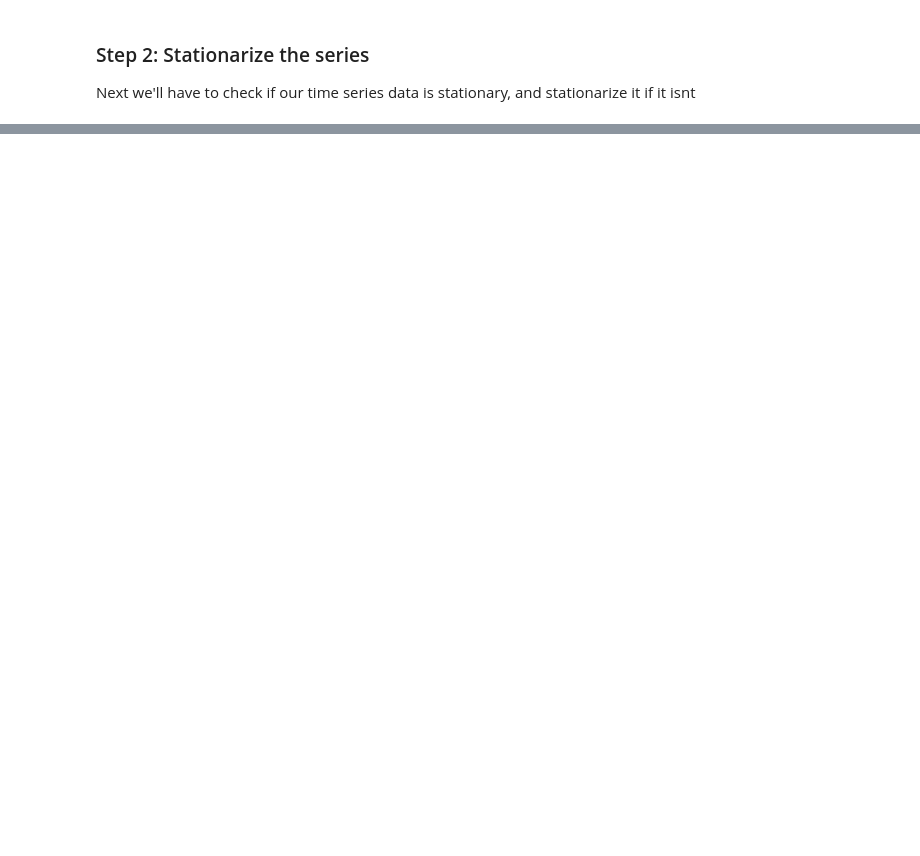
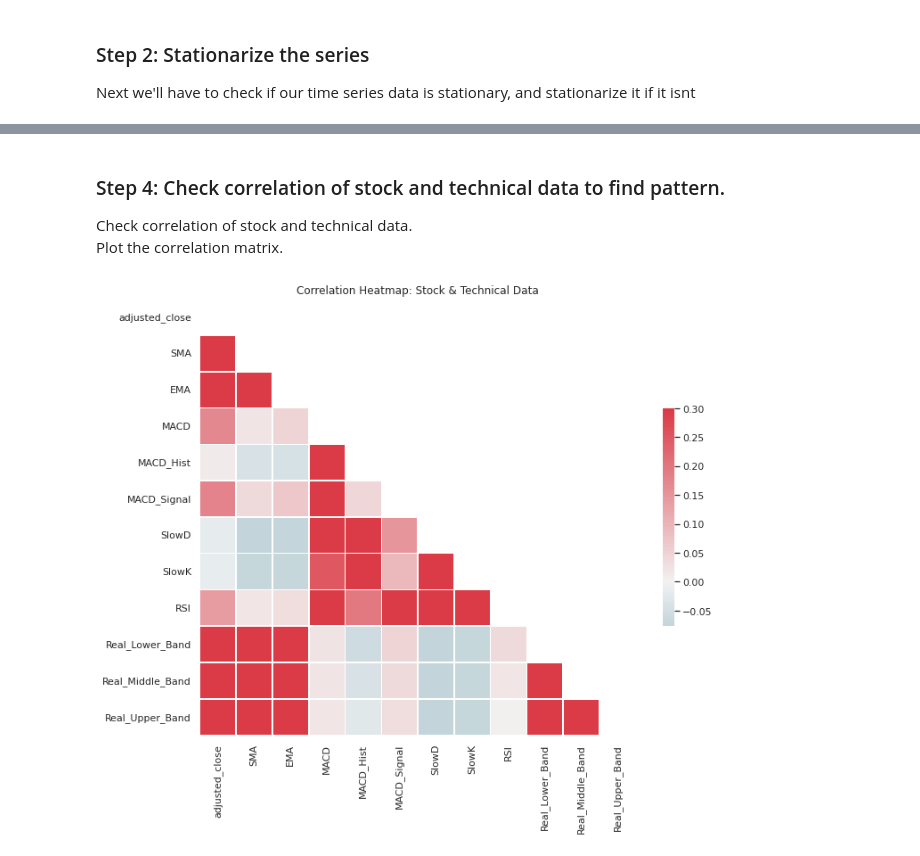
Before and after one commit to stevegbrooks/big-portfolio-learner, a Jupyter notebook: big_portfolio_learner.ipynb, the cells around one changed output, grey strips where cells are left out. Saved outputs shown, nothing was run; the diff lists cells and outputs as text; code cells hidden in the pictures; blank space fills up the shorter version.

Commit message:
Linear model on price with technical data

```diff
--- a/big_portfolio_learner.ipynb
+++ b/big_portfolio_learner.ipynb
@@ -41,12 +51,17 @@ s3.Bucket('cis545project').download_file('data/stock_data.zip', 'stock_data.zip'
 %%capture
 
 in_dir = "stock_data"
-
 if not os.path.exists(in_dir):
   os.makedirs(in_dir)
-
 !unzip /content/stock_data.zip -d /content/$in_dir
 !rm -f $in_dir/.gitempty
+
+
+tech_dir = "technical_data"
+if not os.path.exists(tech_dir):
+  os.makedirs(tech_dir)
+!unzip /content/technical_data.zip -d /content/$tech_dir
+!rm -f $tech_dir/.gitempty
 # %% [markdown]
 # Section 1: Exploratory Data Analysis of the Stock Data
 
@@ -135,0 +160,11 @@ Next we'll have to check if our time series data is stationary, and stationarize
+# %%
+ticker = 'ABM.csv'                      # change ticker to try different stock
+
+stock_data = pd.read_csv(os.path.join(in_dir, ticker)).copy()
+stock_data = stock_data.drop(columns=['open', 'high', 'low', 'close', 'volume', 'dividend_amount', 'split_coefficient'])
+
+technical_data = pd.read_csv(os.path.join(tech_dir, ticker)).copy()
+technical_data = technical_data.drop(columns=['symbol'])
+
+stock_df = pd.merge(stock_data, technical_data, on='timestamp')
+stock_df.info()
@@ -135,0 +189,34 @@ Next we'll have to check if our time series data is stationary, and stationarize
+# %% [markdown]
+### Step 4: Check correlation of stock and technical data to find pattern.
+
+Check correlation of stock and technical data.
+Plot the correlation matrix.
+# %%
+corr = stock_df.corr(method ='pearson')
+
+from string import ascii_letters
+
+sns.set(style = "white")
+
+# Generate a large random dataset
+rs = np.random.RandomState(33)
+d = pd.DataFrame(data=rs.normal(size=(100, 26)),
+                 columns=list(ascii_letters[26:]))
+
+# Generate a mask for the upper triangle
+mask = np.zeros_like(corr, dtype=np.bool)
+mask[np.triu_indices_from(mask)] = True
+
+# Set up the matplotlib figure
+f, ax = plt.subplots(figsize=(11, 9))
+
+# Generate a custom diverging colormap
+cmap = sns.diverging_palette(220, 10, as_cmap=True)
+
+# Draw the heatmap with the mask and correct aspect ratio
+sns.heatmap(corr, mask=mask, cmap=cmap, vmax=.3, center=0,
+            square=True, linewidths=.5, cbar_kws={"shrink": .5})
+plt.title("Correlation Heatmap: Stock & Technical Data")
+plt.show()
+# %% [output]
+[figure, added]
```
Also changed, not shown: parts of 12 cells of this notebook.
